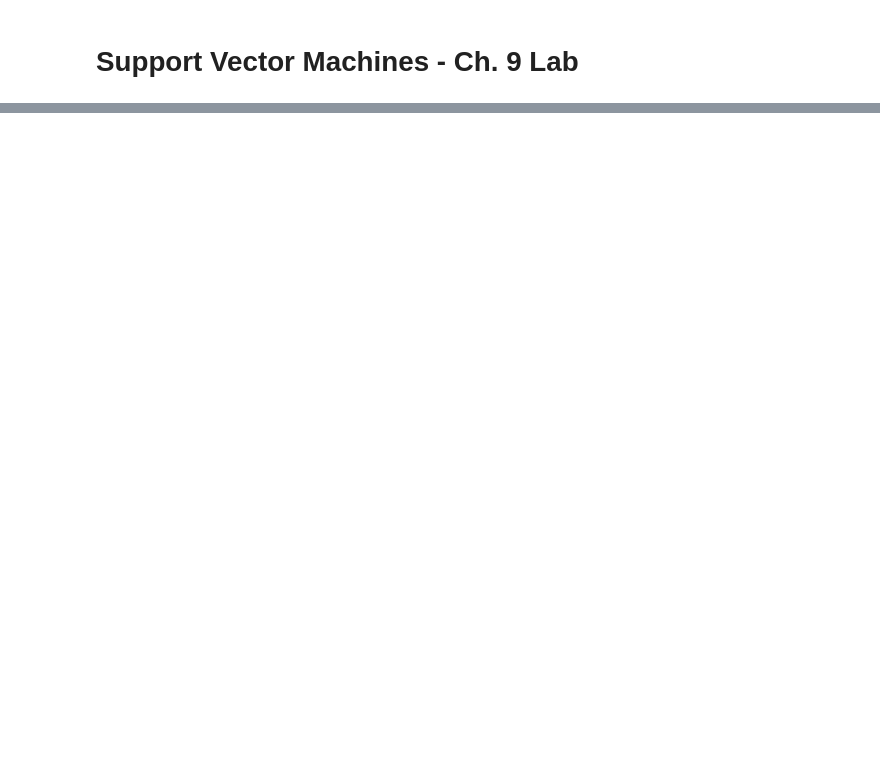
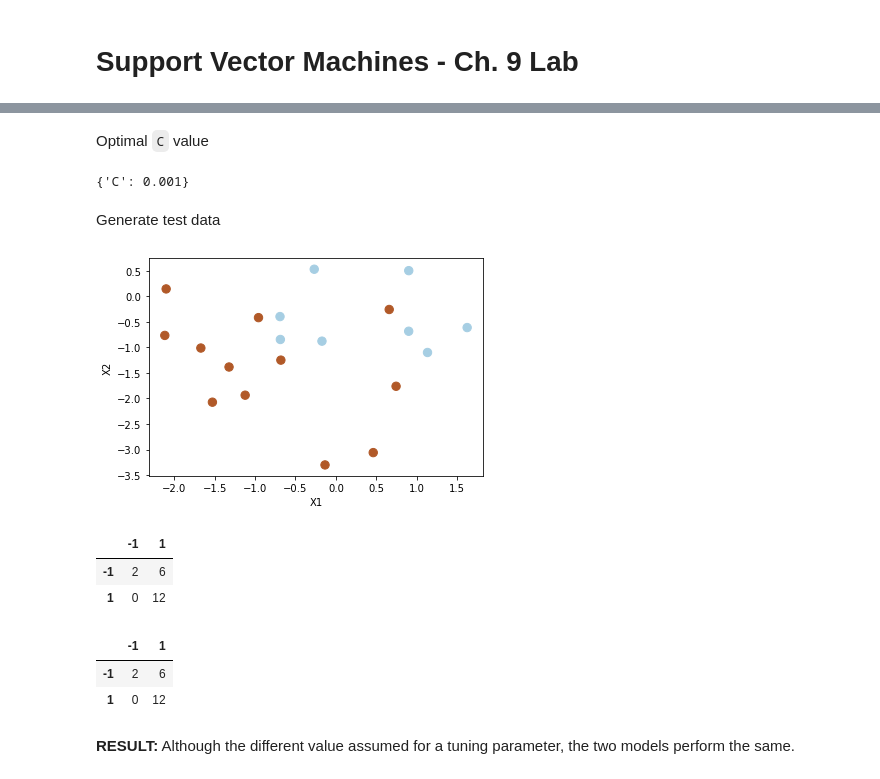
Before and after one commit to Morgan-Sell/islr-labs-exercises-python, a Jupyter notebook: labs/09_svm_lab.ipynb, the cells around one changed output, grey strips where cells are left out. Saved outputs shown, nothing was run; the diff lists cells and outputs as text; code cells hidden in the pictures; blank space fills up the shorter version.

Commit message:
Performed more work on Lab 9.6.1

```diff
--- a/labs/09_svm_lab.ipynb
+++ b/labs/09_svm_lab.ipynb
@@ -44,0 +129,39 @@ def plot_svc(svc, X, y, hyperplane_units, pad=0.25):
+# %% [markdown]
+Optimal `C` value
+# %%
+clf.best_params_
+# %% [output]
+{'C': 0.001}
+# %% [markdown]
+Generate test data
+# %%
+np.random.seed(1)
+X_test = np.random.randn(20, 2)
+y_test = np.random.choice([-1, 1], 20)
+X_test[y_test == 1] = X_test[y_test == 1] - 1
+
+plt.scatter(X_test[:, 0], X_test[:, 1], s=70, c=y_test, cmap=plt.cm.Paired)
+plt.xlabel('X1')
+plt.ylabel('X2');
+# %% [output]
+[figure, added]
+# %%
+# svc2 : C = 0.1
+y_pred = svc2.predict(X_test)
+pd.DataFrame(confusion_matrix(y_test, y_pred), index=svc2.classes_, columns=svc2.classes_)
+# %% [output]
+|  | -1 | 1 |
+| -1 | 2 | 6 |
+| 1 | 0 | 12 |
+# %%
+svc3 = SVC(C=0.001, kernel='linear')
+svc3.fit(X, y)
+
+y_pred = svc3.predict(X_test)
+pd.DataFrame(confusion_matrix(y_test, y_pred), index=svc3.classes_, columns=svc3.classes_)
+# %% [output]
+|  | -1 | 1 |
+| -1 | 2 | 6 |
+| 1 | 0 | 12 |
+# %% [markdown]
+**RESULT:** Although the different value assumed for a tuning parameter, the two models perform the same.
```
Also changed, not shown: parts of 14 cells of this notebook, 1 other file.
